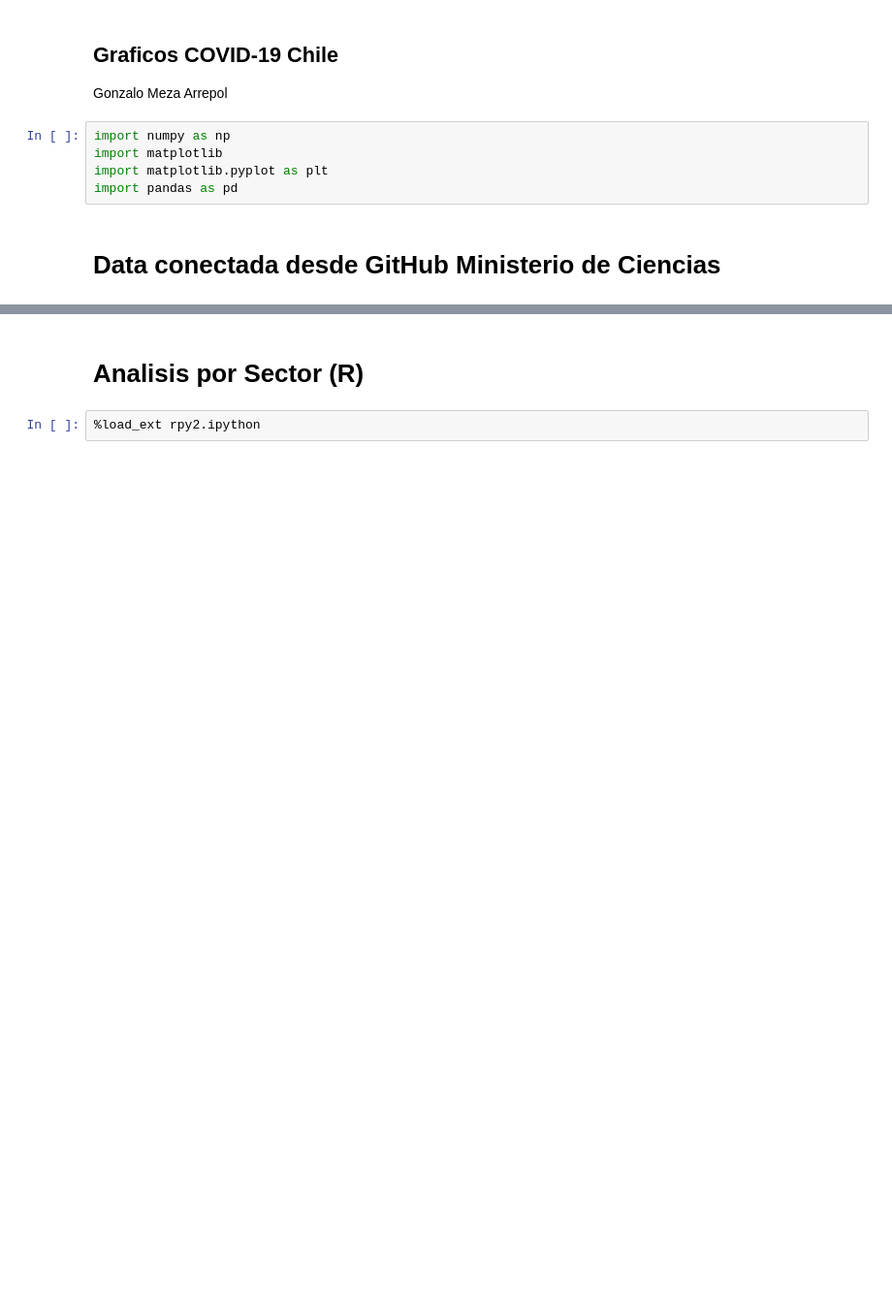
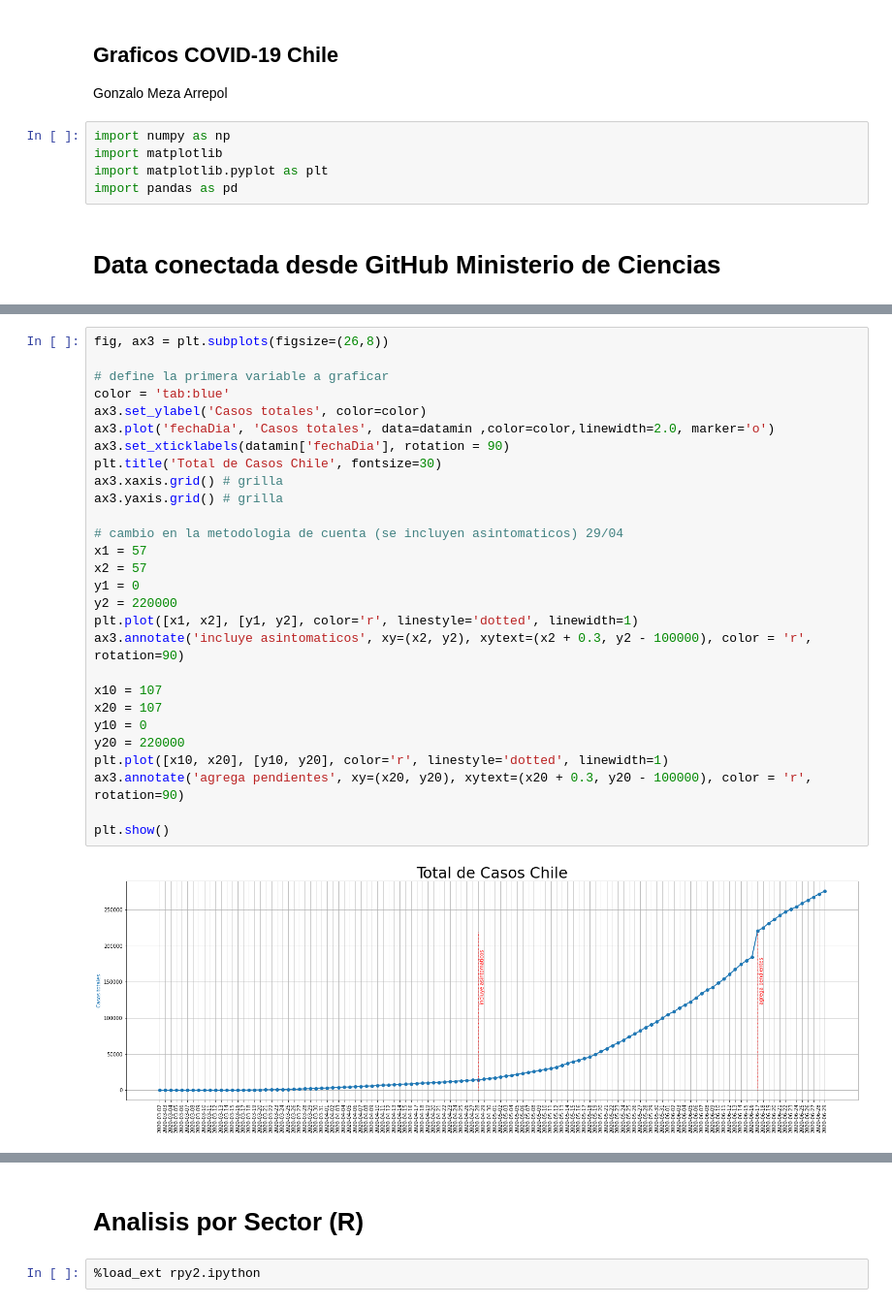
Before and after one commit to gmezaarrepol/informacionCovid, a Jupyter notebook: covid19_chile.ipynb, the cells around one changed output, grey strips where cells are left out. Shown: that part at 97% size. Cells and saved outputs as stored; diff of their text form; blank space fills up the shorter version.

```diff
--- a/covid19_chile.ipynb
+++ b/covid19_chile.ipynb
@@ -38 +39,31 @@ datamin.tail()
+# %%
+fig, ax3 = plt.subplots(figsize=(26,8))
+
+# define la primera variable a graficar
+color = 'tab:blue'
+ax3.set_ylabel('Casos totales', color=color)
+ax3.plot('fechaDia', 'Casos totales', data=datamin ,color=color,linewidth=2.0, marker='o')
+ax3.set_xticklabels(datamin['fechaDia'], rotation = 90)
+plt.title('Total de Casos Chile', fontsize=30)
+ax3.xaxis.grid() # grilla
+ax3.yaxis.grid() # grilla
+
+# cambio en la metodologia de cuenta (se incluyen asintomaticos) 29/04
+x1 = 57
+x2 = 57
+y1 = 0
+y2 = 220000
+plt.plot([x1, x2], [y1, y2], color='r', linestyle='dotted', linewidth=1)
+ax3.annotate('incluye asintomaticos', xy=(x2, y2), xytext=(x2 + 0.3, y2 - 100000), color = 'r', rotation=90)
+
+x10 = 107
+x20 = 107
+y10 = 0
+y20 = 220000
+plt.plot([x10, x20], [y10, y20], color='r', linestyle='dotted', linewidth=1)
+ax3.annotate('agrega pendientes', xy=(x20, y20), xytext=(x20 + 0.3, y20 - 100000), color = 'r', rotation=90)
+
+plt.show()
+# %% [output]
+[figure, added]
 # %%
```
Also changed, not shown: parts of 20 cells of this notebook.
